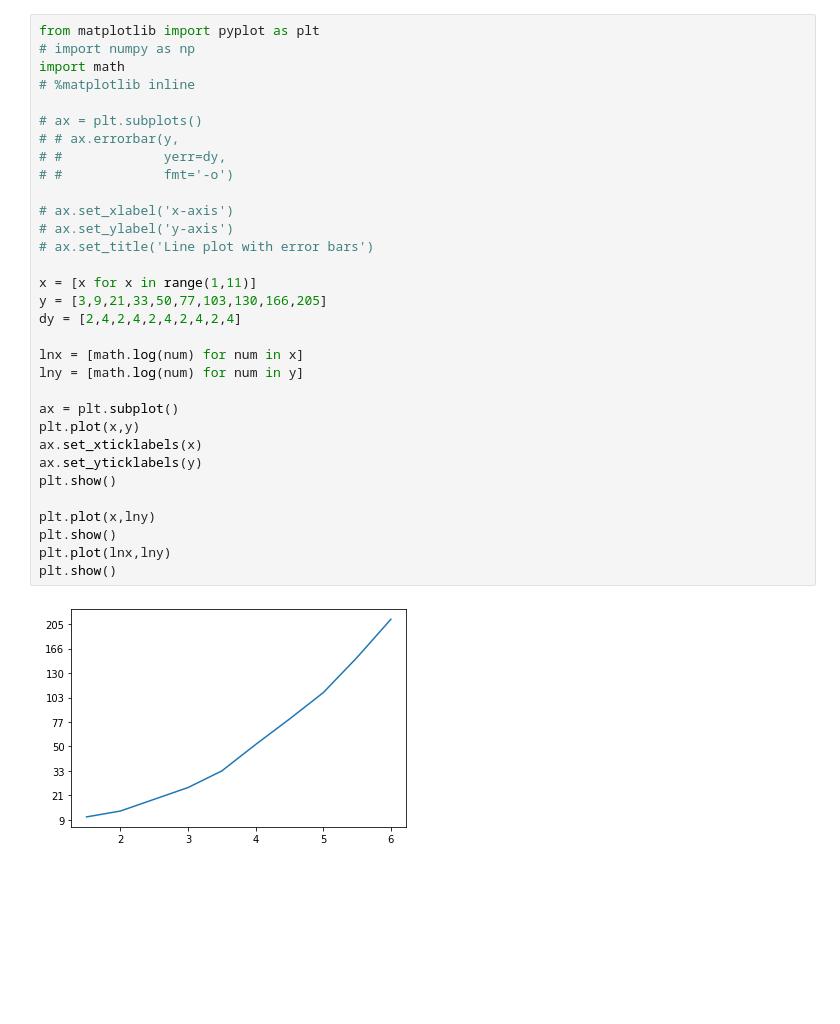
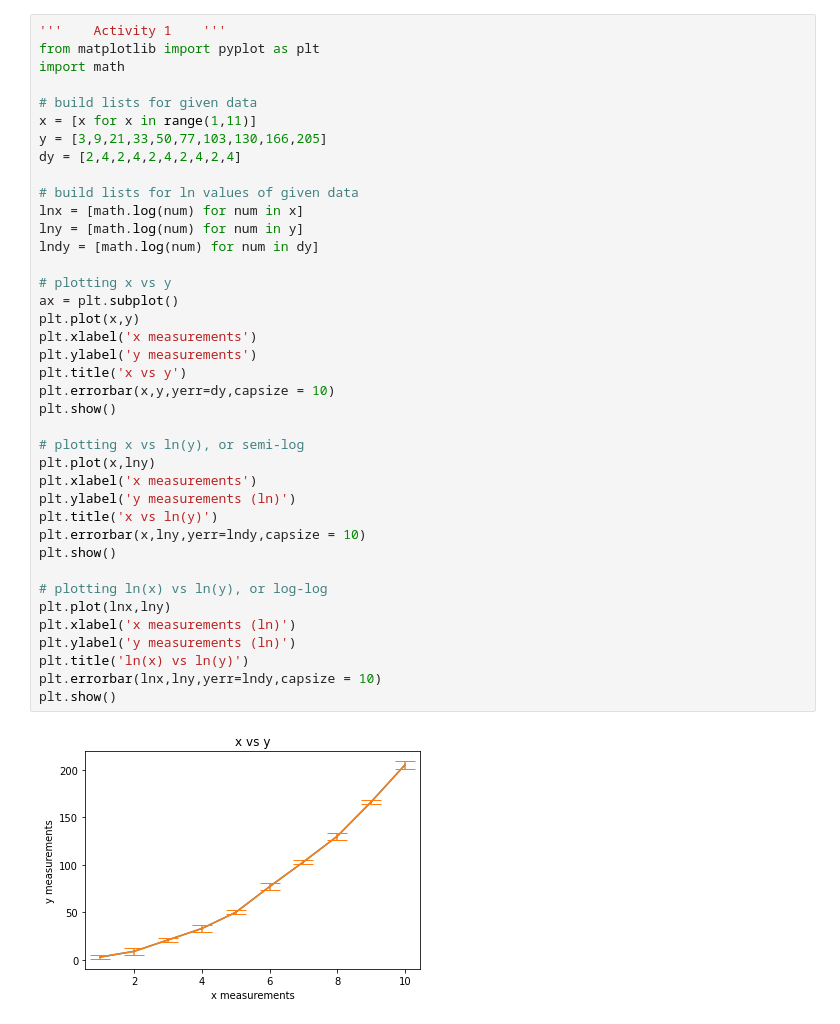
Before and after one commit to natebush707/PHYS-2510-L, a Jupyter notebook: Lab_3/lab_3_day_1.ipynb, the cells around one changed output. Saved outputs shown, nothing was run; the diff lists cells and outputs as text; blank space fills up the shorter version.

Commit message:
Cleaned up code and graphs

```diff
--- a/Lab_3/lab_3_day_1.ipynb
+++ b/Lab_3/lab_3_day_1.ipynb
@@ -1,34 +1,41 @@
 # %%
+'''    Activity 1    '''
 from matplotlib import pyplot as plt
-# import numpy as np
 import math
-# %matplotlib inline
 
-# ax = plt.subplots()
-# # ax.errorbar(y,
-# #             yerr=dy,
-# #             fmt='-o')
-
-# ax.set_xlabel('x-axis')
-# ax.set_ylabel('y-axis')
-# ax.set_title('Line plot with error bars')
-
+# build lists for given data
 x = [x for x in range(1,11)]
 y = [3,9,21,33,50,77,103,130,166,205]
 dy = [2,4,2,4,2,4,2,4,2,4]
 
+# build lists for ln values of given data
 lnx = [math.log(num) for num in x]
 lny = [math.log(num) for num in y]
+lndy = [math.log(num) for num in dy]
 
+# plotting x vs y
 ax = plt.subplot()
 plt.plot(x,y)
-ax.set_xticklabels(x)
-ax.set_yticklabels(y)
+plt.xlabel('x measurements')
+plt.ylabel('y measurements')
+plt.title('x vs y')
+plt.errorbar(x,y,yerr=dy,capsize = 10)
 plt.show()
 
+# plotting x vs ln(y), or semi-log
 plt.plot(x,lny)
+plt.xlabel('x measurements')
+plt.ylabel('y measurements (ln)')
+plt.title('x vs ln(y)')
+plt.errorbar(x,lny,yerr=lndy,capsize = 10)
 plt.show()
+
+# plotting ln(x) vs ln(y), or log-log
 plt.plot(lnx,lny)
+plt.xlabel('x measurements (ln)')
+plt.ylabel('y measurements (ln)')
+plt.title('ln(x) vs ln(y)')
+plt.errorbar(lnx,lny,yerr=lndy,capsize = 10)
 plt.show()
 # %% [output]
-[figure, old version]
+[figure, new version]
```
Also changed, not shown: parts of 2 cells of this notebook.
